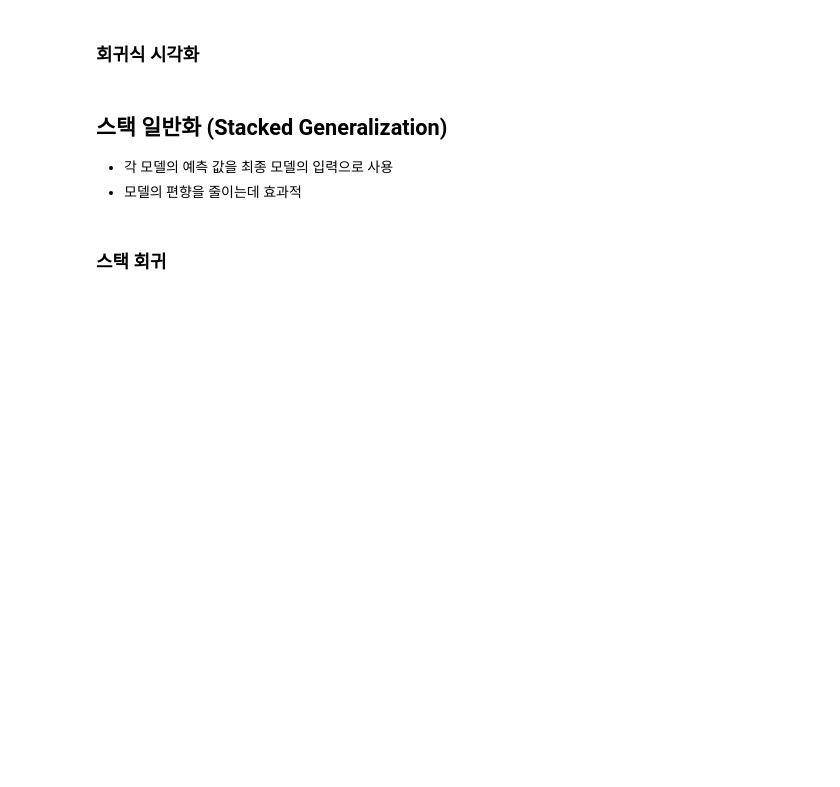
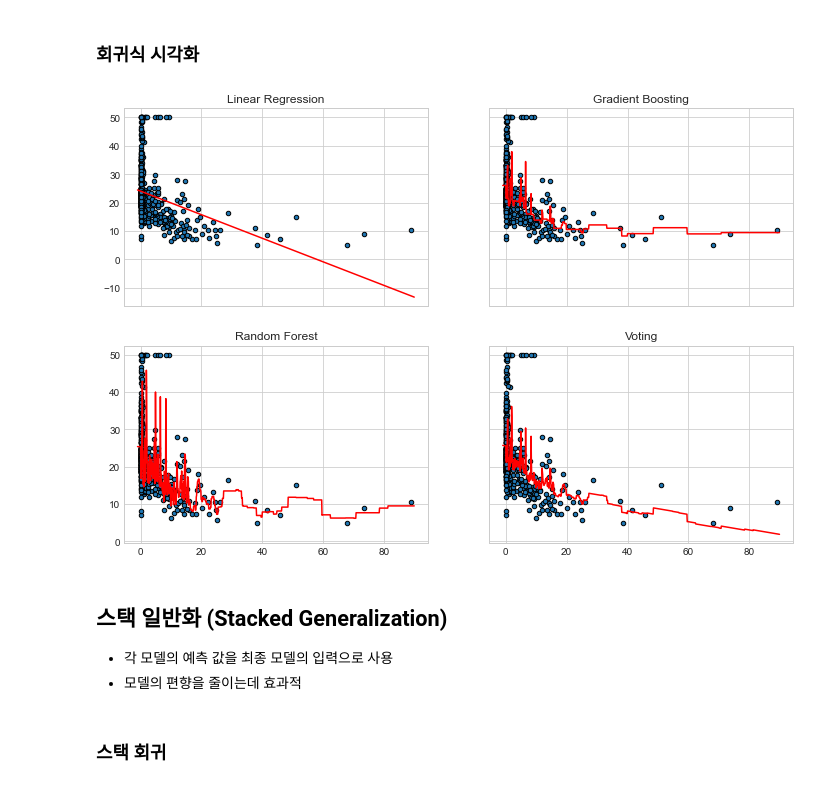
Before and after one commit to fasthill/scikit-learn-study, a Jupyter notebook: 8. Ensemble.ipynb, the cells around one changed output. Drawn from its saved outputs; the diff is of its cells as text; code cells hidden in the pictures; blank space fills up the shorter version.

```diff
--- a/8. Ensemble.ipynb
+++ b/8. Ensemble.ipynb
@@ -889,5 +1229,37 @@ plt.show()
 # %% [markdown]
 ### 회귀식 시각화
+# %%
+X = boston.data[:, 0].reshape(-1,1)
+y = boston.target
+# %%
+model1 = LinearRegression()
+model2 = GradientBoostingRegressor()
+model3 = RandomForestRegressor()
+vote_model = VotingRegressor(estimators=[('linear', model1), ('gbr', model2), ('rfr', model3)],
+                             weights=[1, 1, 1])
+
+model1 = model1.fit(X, y)
+model2 = model2.fit(X, y)
+model3 = model3.fit(X, y)
+vote_model = vote_model.fit(X, y)
+# %%
+x_min, x_max = X[:, 0].min()-1, X[:, 0].max()+1
+xx = np.arange(x_min, x_max, 0.1)
+# %%
+f, axarr = plt.subplots(2, 2, sharex='col', sharey='row', figsize=(12,8))
+
+for idx, model, tt in zip(product([0,1], [0,1]),
+                         [model1, model2, model3, vote_model],
+                         ['Linear Regression', 'Gradient Boosting', 'Random Forest', 'Voting']):
+    Z = model.predict(xx.reshape(-1,1))
+
+    axarr[idx[0], idx[1]].plot(xx, Z, c='r')
+    axarr[idx[0], idx[1]].scatter(X, y, s=20, edgecolor='k')
+    axarr[idx[0], idx[1]].set_title(tt)
+
+plt.show()
+# %% [output]
+[figure, added]
 # %% [markdown]
 ## 스택 일반화 (Stacked Generalization)
 
```
Also changed, not shown: parts of 98 cells of this notebook.
